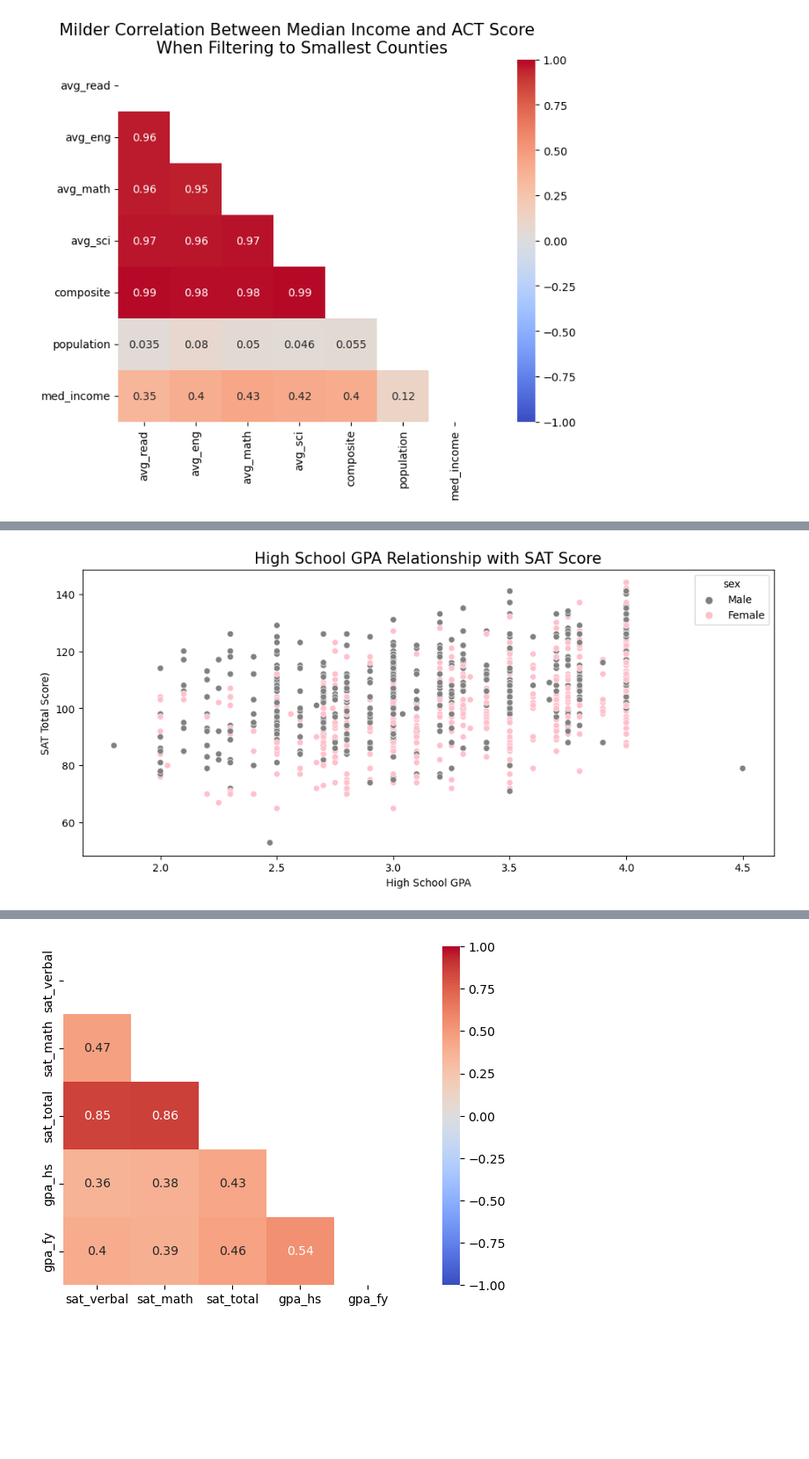
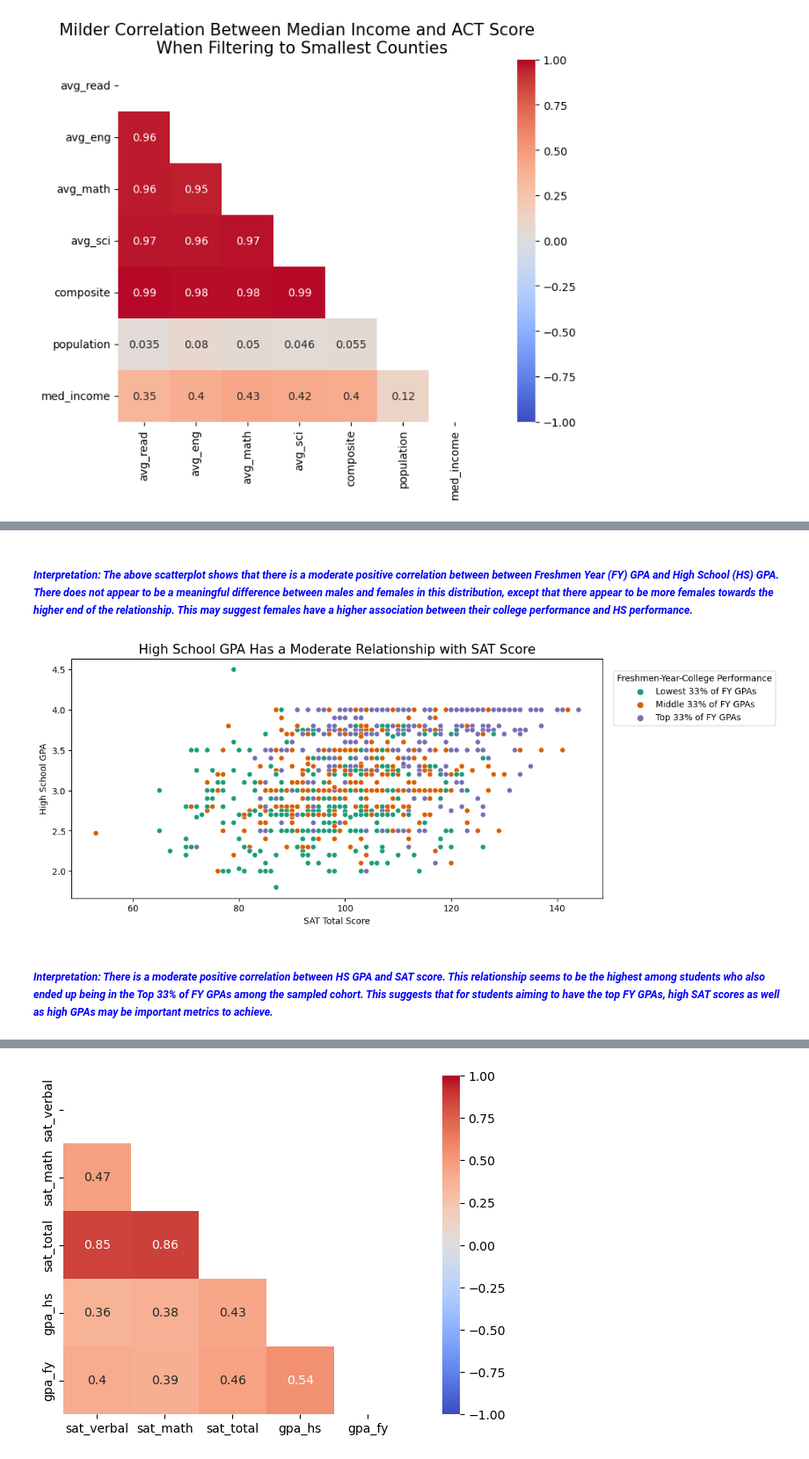
Before and after one commit to farahmalik11/project-1, a Jupyter notebook: code/starter-code.ipynb, the cells around one changed output, grey strips where cells are left out. Shown at 88% size. Drawn from its saved outputs; the diff is of its cells as text; code cells hidden in the pictures; blank space fills up the shorter version.

```diff
--- a/code/starter-code.ipynb
+++ b/code/starter-code.ipynb
@@ -2141,14 +2188,30 @@ low_college
+# %% [markdown]
+##### <span style='color:blue'>_Interpretation: The above scatterplot shows that there is a moderate positive correlation between between Freshmen Year (FY) GPA and High School (HS) GPA. There does not appear to be a meaningful difference between males and females in this distribution, except that there appear to be more females towards the higher end of the relationship. This may suggest females have a higher association between their college performance and HS performance._ </span>
+# %%
+# low_college = ets[ets['gpa_fy'] < ets['gpa_fy'].quantile(0.33333)]
+# med_college = ets[(ets['gpa_fy'] > ets['gpa_fy'].quantile(0.33333)) & (ets['gpa_fy'] < ets['gpa_fy'].quantile(0.67333))]
+# hi_college = ets[ets['gpa_fy'] > ets['gpa_fy'].quantile(0.67333)]
+
+# Code below is adopted from Statology on categorical variables: https://www.statology.org/pandas-create-categorical-variable/
+# Calculate quantiles for FYA GPA
+thirds = np.percentile(ets['gpa_fy'], [0, 33, 66, 100])
+
+# Create a new column 'GPA Category' based on quantiles
+ets['gpa_fy_cat'] = pd.cut(ets['gpa_fy'], thirds, labels=['Lowest 33% of FY GPAs', 'Middle 33% of FY GPAs', 'Top 33% of FY GPAs'])
 # %%
 # Size
-plt.figure(figsize = (12, 5))
+plt.figure(figsize = (11, 5))
 
-sns.scatterplot(x = ets['gpa_hs'], y = ets['sat_total'], hue = ets['sex'], palette = ['gray', 'pink'])
+sns.scatterplot(x = ets['sat_total'], y = ets['gpa_hs'], hue = ets['gpa_fy_cat'], palette = 'Dark2')
 
 # Create a descriptive title
-plt.title('High School GPA Relationship with SAT Score', fontsize = 15)
+plt.title('High School GPA Has a Moderate Relationship with SAT Score', fontsize = 15)
 
 # Add axis labels
-plt.xlabel('High School GPA')
-plt.ylabel('SAT Total Score');
+plt.xlabel('SAT Total Score')
+plt.ylabel('High School GPA')
+
+plt.legend(bbox_to_anchor=(1.02, 0.95), loc='upper left', borderaxespad=0, title = 'Freshmen-Year-College Performance');
+#code adapted from https://www.statology.org/seaborn-legend-outside/
 # %% [output]
-[figure, old version]
+[figure, new version]
@@ -2156,0 +2218,2 @@ plt.ylabel('SAT Total Score');
+# %% [markdown]
+##### <span style='color:blue'>_Interpretation: There is a moderate positive correlation between HS GPA and SAT score. This relationship seems to be the highest among students who also ended up being in the Top 33% of FY GPAs among the sampled cohort. This suggests that for students aiming to have the top FY GPAs, high SAT scores as well as high GPAs may be important metrics to achieve._ </span>
```
Also changed, not shown: parts of 49 cells of this notebook.
